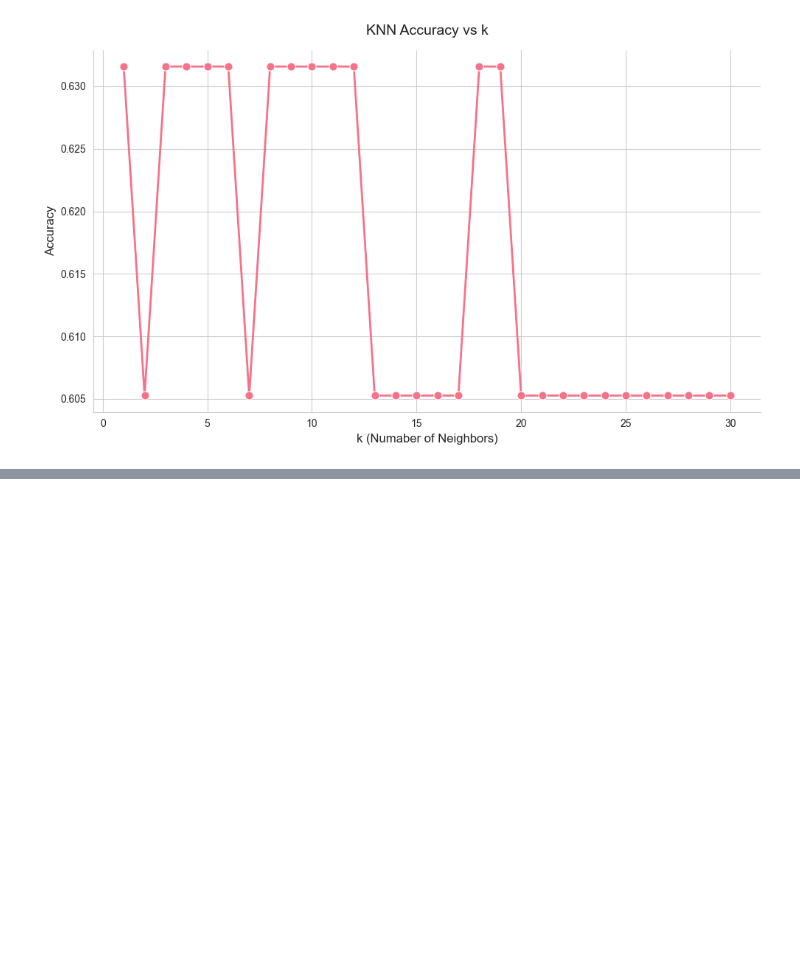
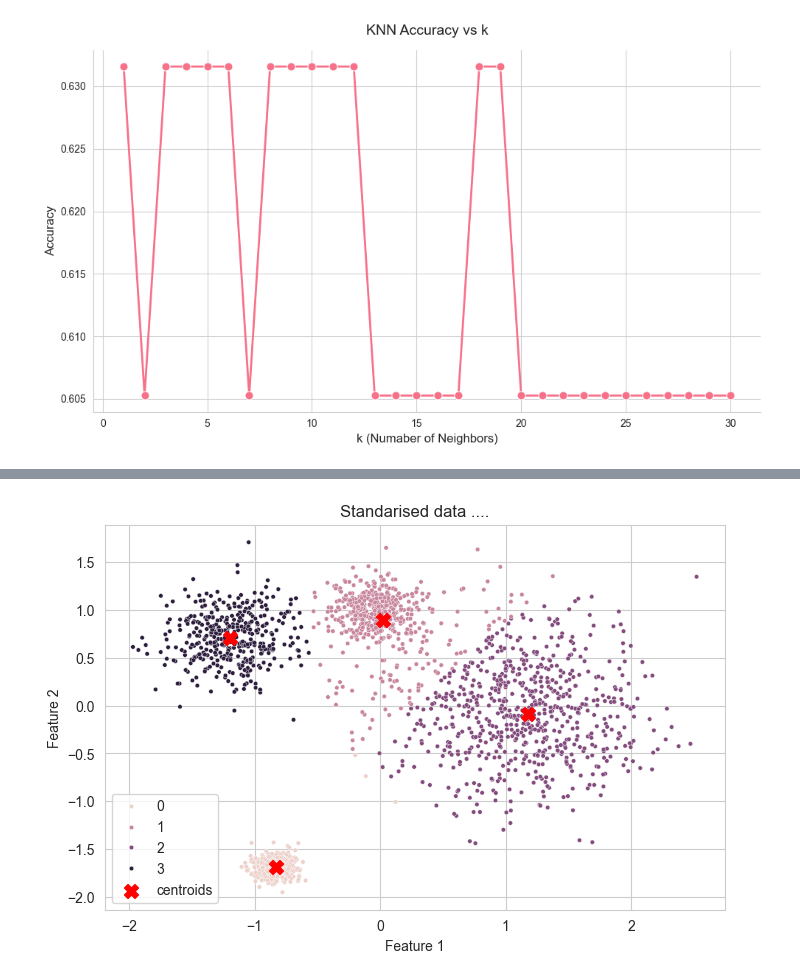
Before and after one commit to RastaAmanek/github, a Jupyter notebook: 14/misc_ml_methods.ipynb, the cells around one changed output, grey strips where cells are left out. Cells and saved outputs as stored; diff of their text form; code cells hidden in the pictures; blank space fills up the shorter version.

```diff
--- a/14/misc_ml_methods.ipynb
+++ b/14/misc_ml_methods.ipynb
@@ -143,0 +199,13 @@ plt.tight_layout()
+# %%
+labels = kmeans_opt.labels_
+# %%
+plt.figure(figsize=(8, 5))
+sns.scatterplot(x=X_scaled[:, 0], y=X_scaled[:, 1], hue=labels, s=10)
+plt.scatter(kmeans_opt.cluster_centers_[:, 0], kmeans_opt.cluster_centers_[:, 1], s=100, c='red', label='centroids', marker='X')
+plt.title('Standarised data ....')
+plt.xlabel('Feature 1')
+plt.ylabel('Feature 2')
+plt.legend()
+plt.show()
+# %% [output]
+[figure, added]
```
Also changed, not shown: parts of 12 cells of this notebook.
